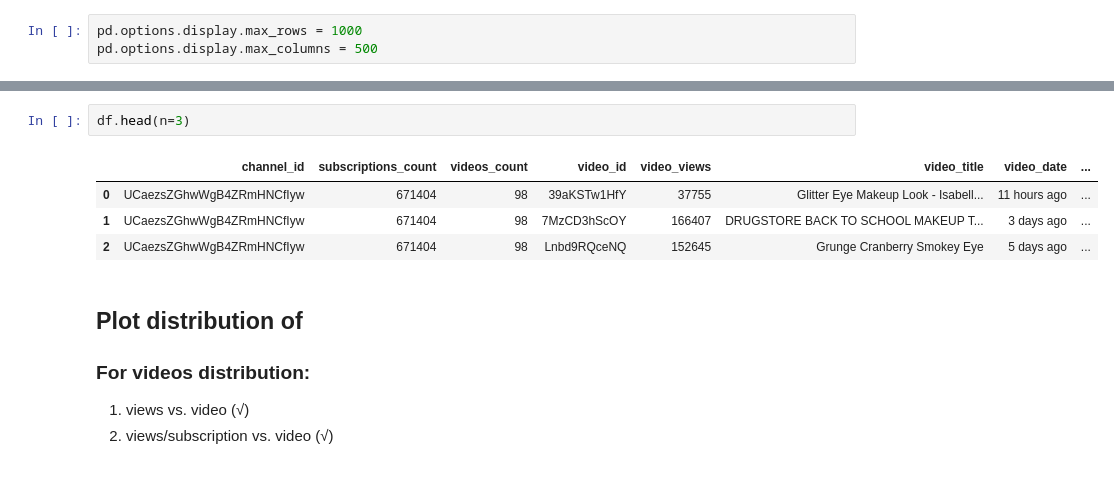
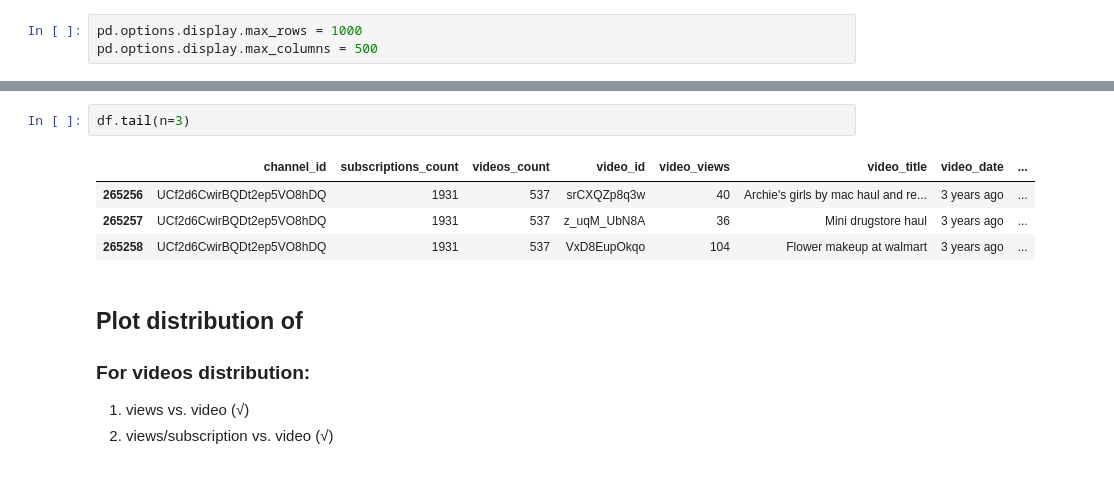
Before and after one commit to yaoliphy/insight-project, a Jupyter notebook: data_analysis_and_ML/youtube_data_analysis.ipynb, the cells around one changed output, grey strips where cells are left out. Drawn from its saved outputs; the diff is of its cells as text.

```diff
--- a/data_analysis_and_ML/youtube_data_analysis.ipynb
+++ b/data_analysis_and_ML/youtube_data_analysis.ipynb
@@ -50,11 +50,11 @@ sat_bc                 float64
 dtype: object
 # %%
-df.head(n=3)
+df.tail(n=3)
 # %% [output]
 |  | channel_id | subscriptions_count | videos_count | video_id | video_views | video_title | video_date | ... |
-| 0 | UCaezsZGhwWgB4ZRmHNCfIyw | 671404 | 98 | 39aKSTw1HfY | 37755 | Glitter Eye Makeup Look - Isabell... | 11 hours ago | ... |
-| 1 | UCaezsZGhwWgB4ZRmHNCfIyw | 671404 | 98 | 7MzCD3hScOY | 166407 | DRUGSTORE BACK TO SCHOOL MAKEUP T... | 3 days ago | ... |
-| 2 | UCaezsZGhwWgB4ZRmHNCfIyw | 671404 | 98 | Lnbd9RQceNQ | 152645 | Grunge Cranberry Smokey Eye | 5 days ago | ... |
+| 265256 | UCf2d6CwirBQDt2ep5VO8hDQ | 1931 | 537 | srCXQZp8q3w | 40 | Archie's girls by mac haul and re... | 3 years ago | ... |
+| 265257 | UCf2d6CwirBQDt2ep5VO8hDQ | 1931 | 537 | z_uqM_UbN8A | 36 | Mini drugstore haul | 3 years ago | ... |
+| 265258 | UCf2d6CwirBQDt2ep5VO8hDQ | 1931 | 537 | VxD8EupOkqo | 104 | Flower makeup at walmart | 3 years ago | ... |
 # %% [markdown]
 ## Plot distribution of
 ### For videos distribution:
```
Also changed, not shown: parts of 58 cells of this notebook.
